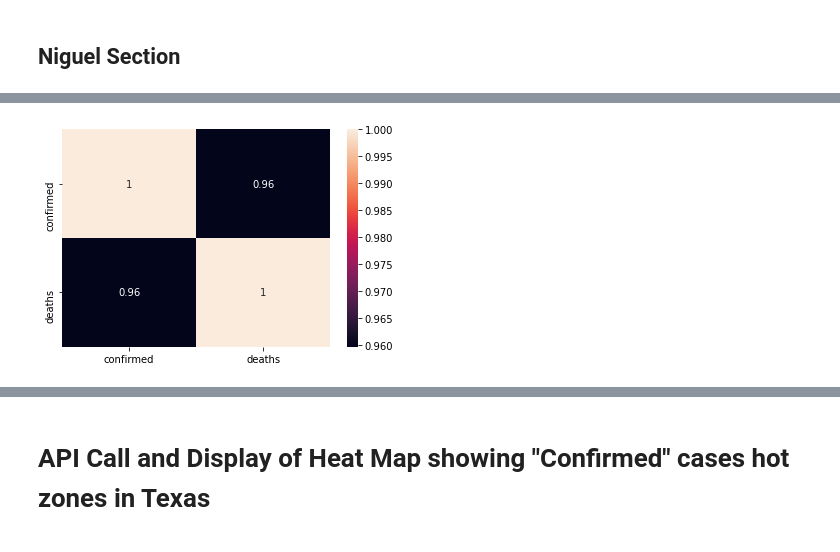
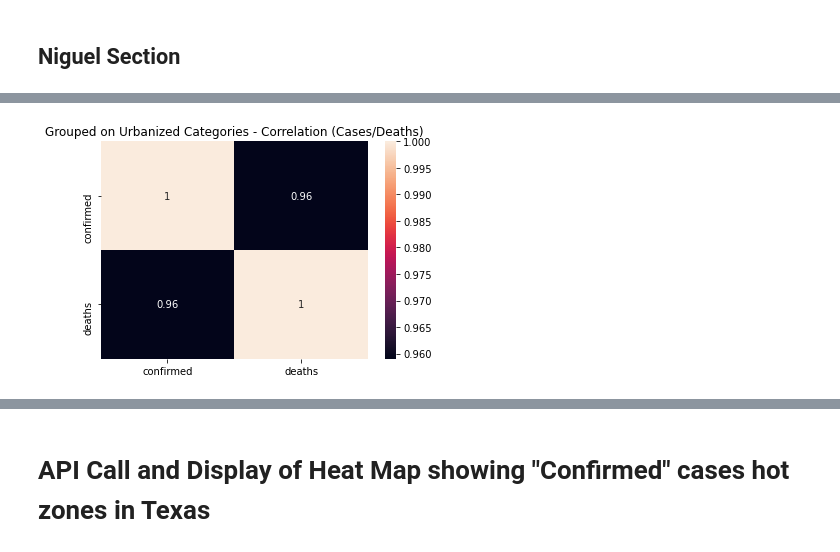
Before and after one commit to inkosi-codes/Covid-19-and-Low-Income-Communities, a Jupyter notebook: src/New_Covid_and_low_income_communities.ipynb, the cells around one changed output, grey strips where cells are left out. Saved outputs shown, nothing was run; the diff lists cells and outputs as text; code cells hidden in the pictures.

```diff
--- a/src/New_Covid_and_low_income_communities.ipynb
+++ b/src/New_Covid_and_low_income_communities.ipynb
@@ -561,10 +594,11 @@ urbanization_df.corr()
 # %%
 # Charting the matrix for Cases and Deaths based a Groupby on Urban Categories
 matrix = urbanization_df.corr()
 sn.heatmap(matrix, annot=True)
+plt.title('Grouped on Urbanized Categories - Correlation (Cases/Deaths)')
 plt.show()
 # %% [output]
-[figure, old version]
+[figure, new version]
 # %%
 # Added Population into the DataFrame w/ Cases & Deaths for correlation
 pop_cases_deaths_df = Texas_ConfirmedByCounty_Covid.loc[1:,['total_population','confirmed','deaths']]
```
Also changed, not shown: parts of 21 cells of this notebook, 5 other files.
